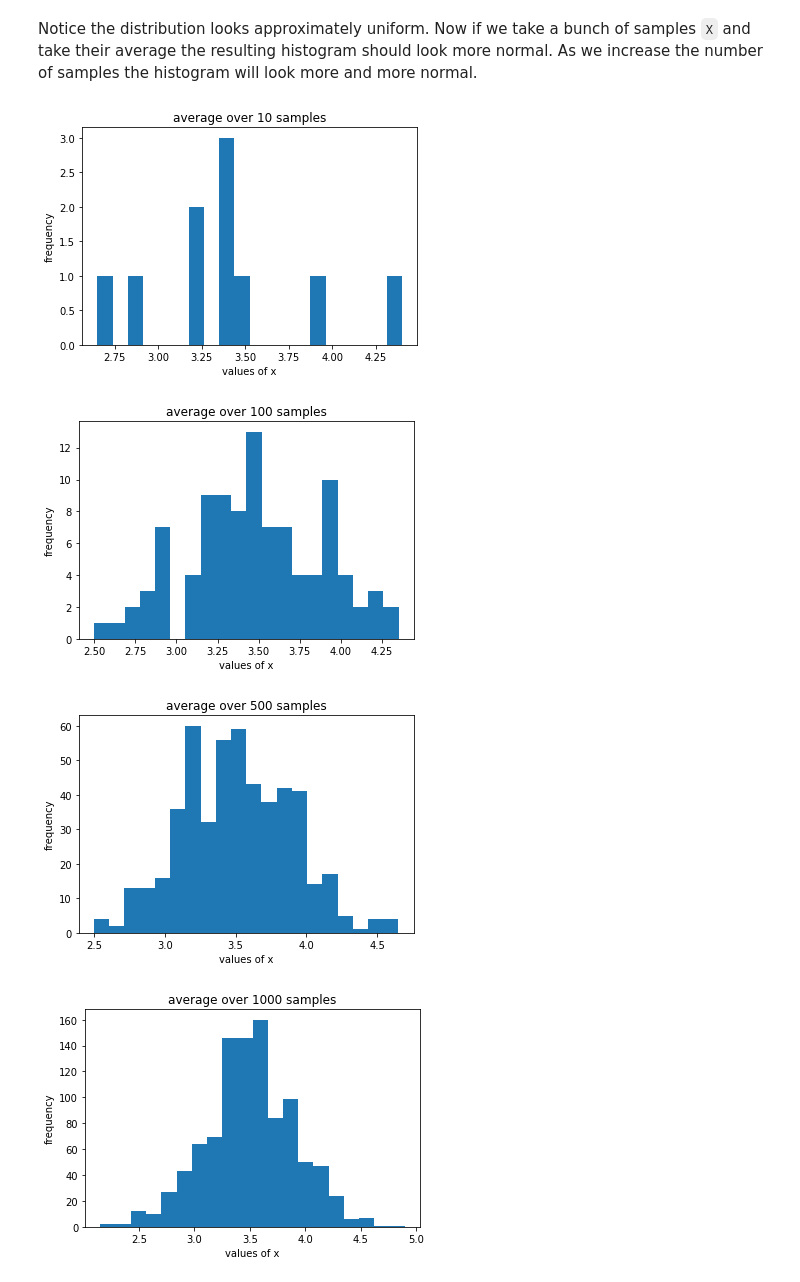
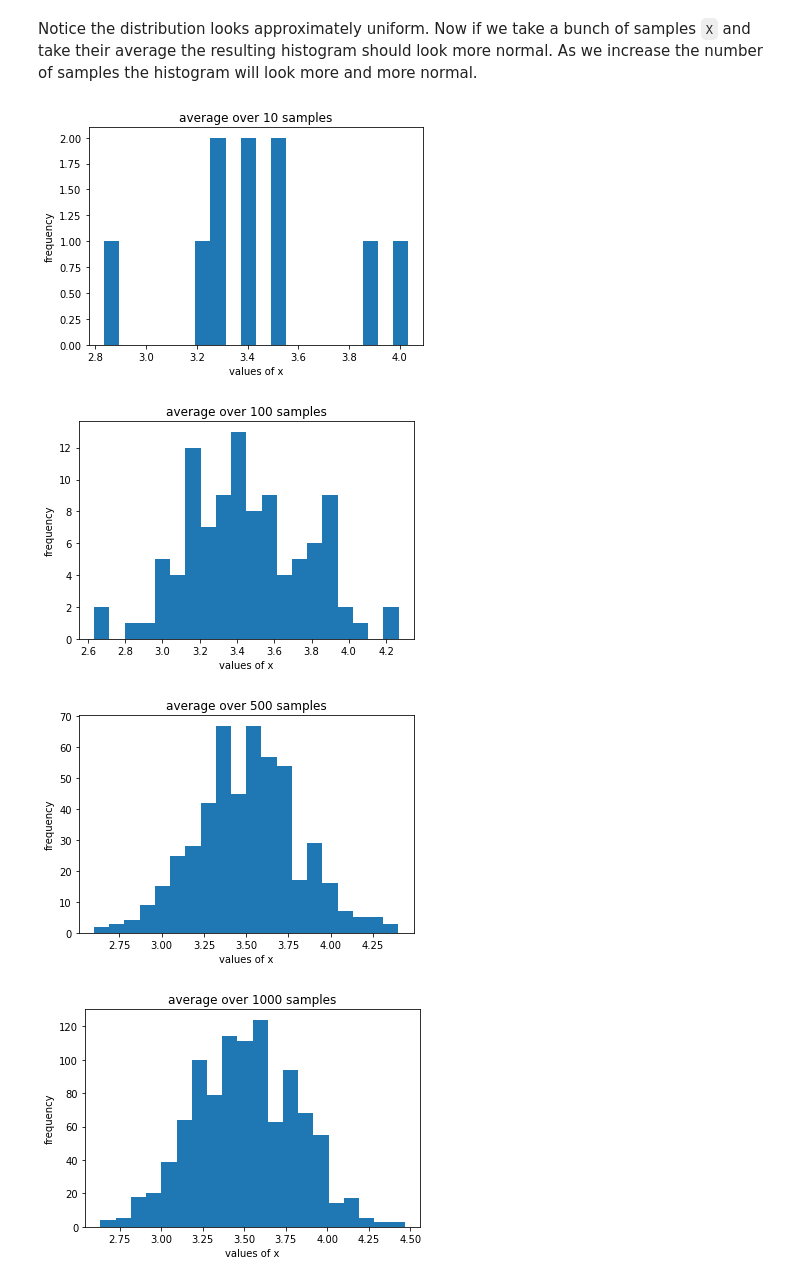
Before and after one commit to eytanohana/Data-Science-and-Statistics, a Jupyter notebook: CLT.ipynb, the cells around one changed output. Saved outputs shown, nothing was run; the diff lists cells and outputs as text; code cells hidden in the pictures.

```diff
--- a/CLT.ipynb
+++ b/CLT.ipynb
@@ -33,17 +33,17 @@ Notice the distribution looks approximately uniform. Now if we take a bunch of s
 # %%
 n = [10, 100, 500, 1_000, 5_000, 10_000, 50_000]
 
 for n in n:
     # the i'th row of X represents Xi
-    X = np.random.randint(1, 7, (n,20))
+    X = np.random.randint(1, 7, (n,30))
     Xn_bar = X.mean(axis=1)
     plt.title(f'average over {n} samples')
     plt.ylabel('frequency')
     plt.xlabel('values of x')
     plt.hist(Xn_bar, bins=20)
     plt.show()
 # %% [output]
-[figure, old version]
+[figure, new version]
-[figure, old version]
+[figure, new version]
-[figure, old version]
+[figure, new version]
-[figure, old version]
+[figure, new version]
```
Also changed, not shown: parts of 4 cells of this notebook.
